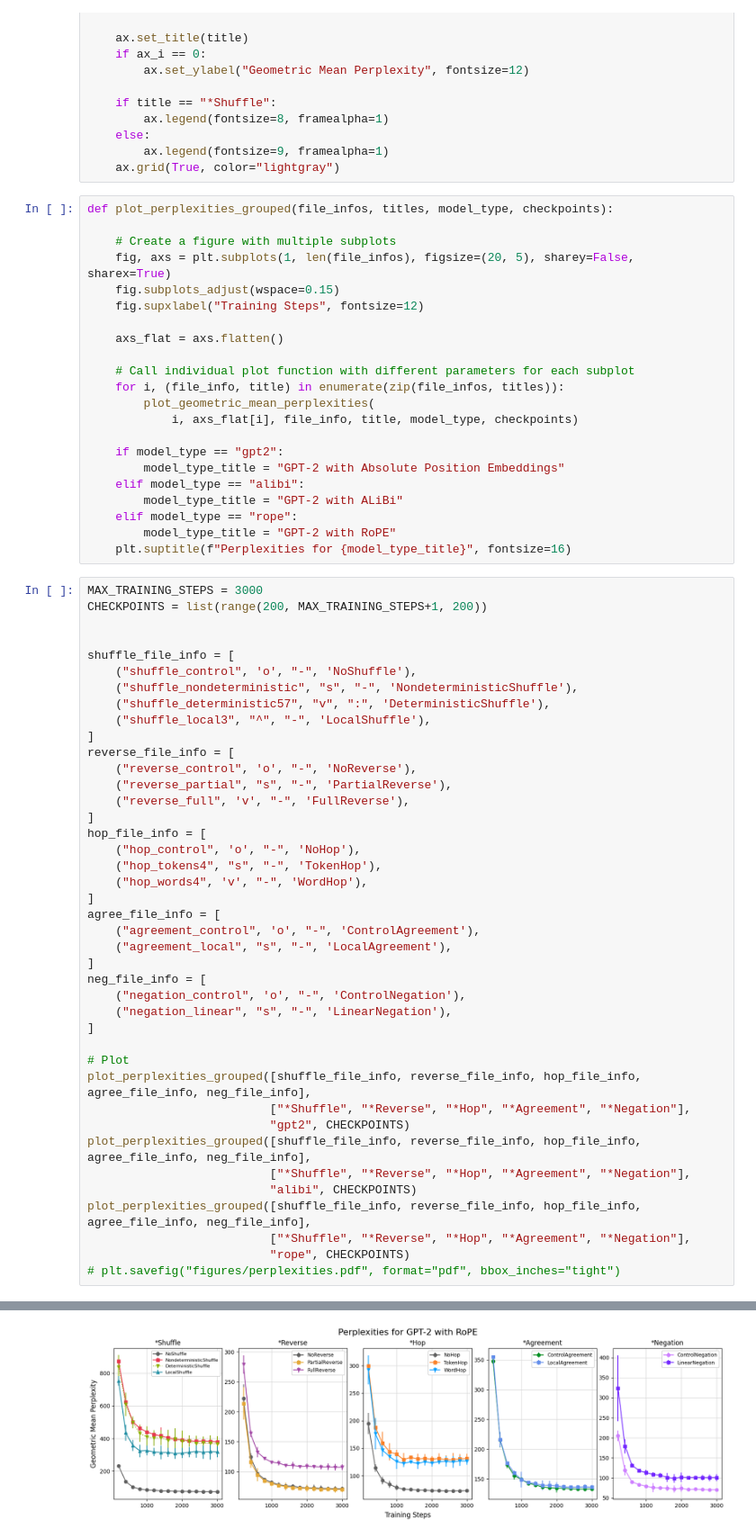
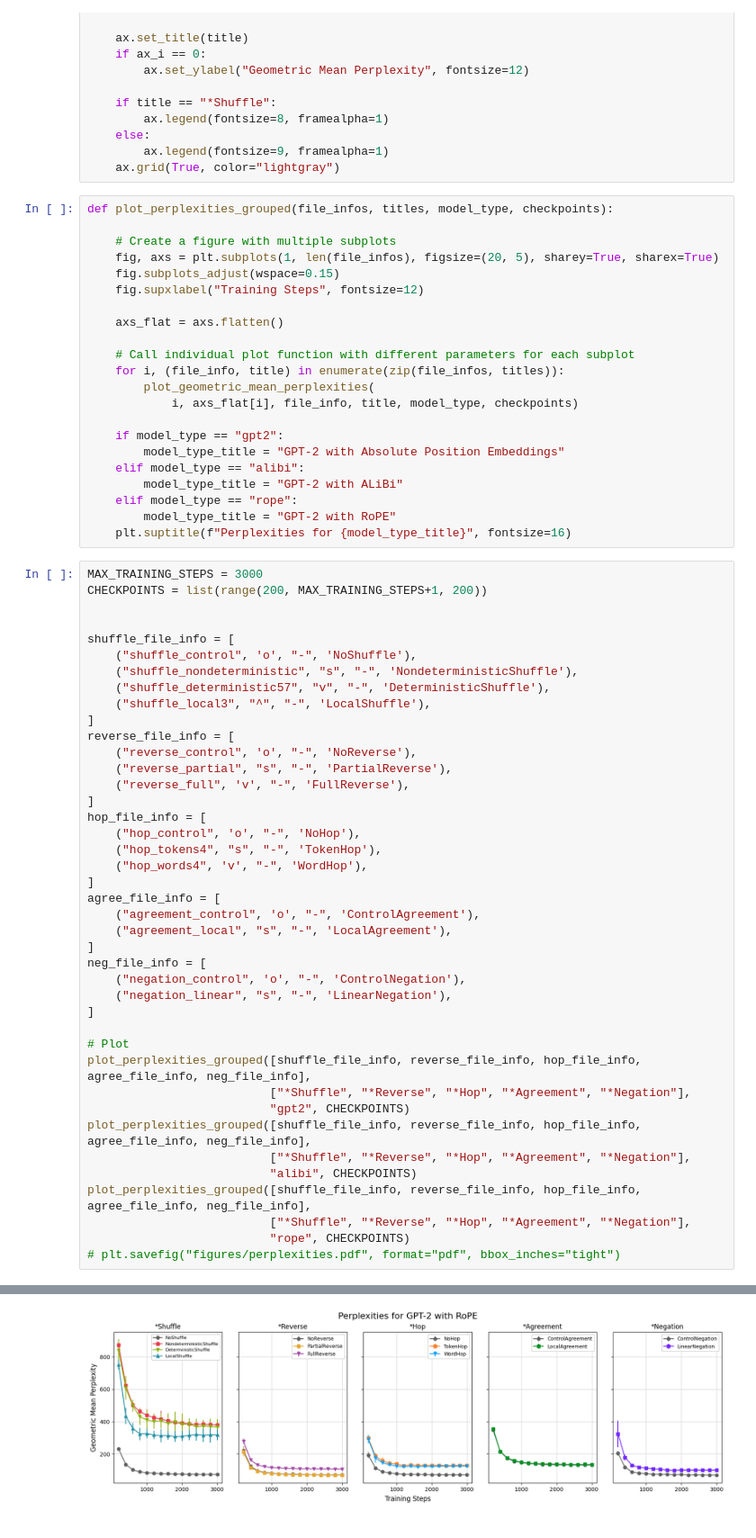
Before and after one commit to jkallini/mission-impossible-language-models, a Jupyter notebook: perplexities/perplexities_expanded.ipynb, the cells around one changed output, grey strips where cells are left out. Shown at 90% size. Cells and saved outputs as stored; diff of their text form.

```diff
--- a/perplexities/perplexities_expanded.ipynb
+++ b/perplexities/perplexities_expanded.ipynb
@@ -63,7 +63,7 @@ def plot_geometric_mean_perplexities(ax_i, ax, file_info, title, model_type, che
 def plot_perplexities_grouped(file_infos, titles, model_type, checkpoints):
 
     # Create a figure with multiple subplots
-    fig, axs = plt.subplots(1, len(file_infos), figsize=(20, 5), sharey=False, sharex=True)
+    fig, axs = plt.subplots(1, len(file_infos), figsize=(20, 5), sharey=True, sharex=True)
     fig.subplots_adjust(wspace=0.15)
     fig.supxlabel("Training Steps", fontsize=12)
 
@@ -89,7 +89,7 @@ CHECKPOINTS = list(range(200, MAX_TRAINING_STEPS+1, 200))
 shuffle_file_info = [
     ("shuffle_control", 'o', "-", 'NoShuffle'),
     ("shuffle_nondeterministic", "s", "-", 'NondeterministicShuffle'),
-    ("shuffle_deterministic57", "v", ":", 'DeterministicShuffle'),
+    ("shuffle_deterministic57", "v", "-", 'DeterministicShuffle'),
     ("shuffle_local3", "^", "-", 'LocalShuffle'),
 ]
 reverse_file_info = [
@@ -128 +128 @@ plot_perplexities_grouped([shuffle_file_info, reverse_file_info, hop_file_info,
-[figure, old version]
+[figure, new version]
```
Also changed, not shown: parts of 1 cell of this notebook, 9 other files.
